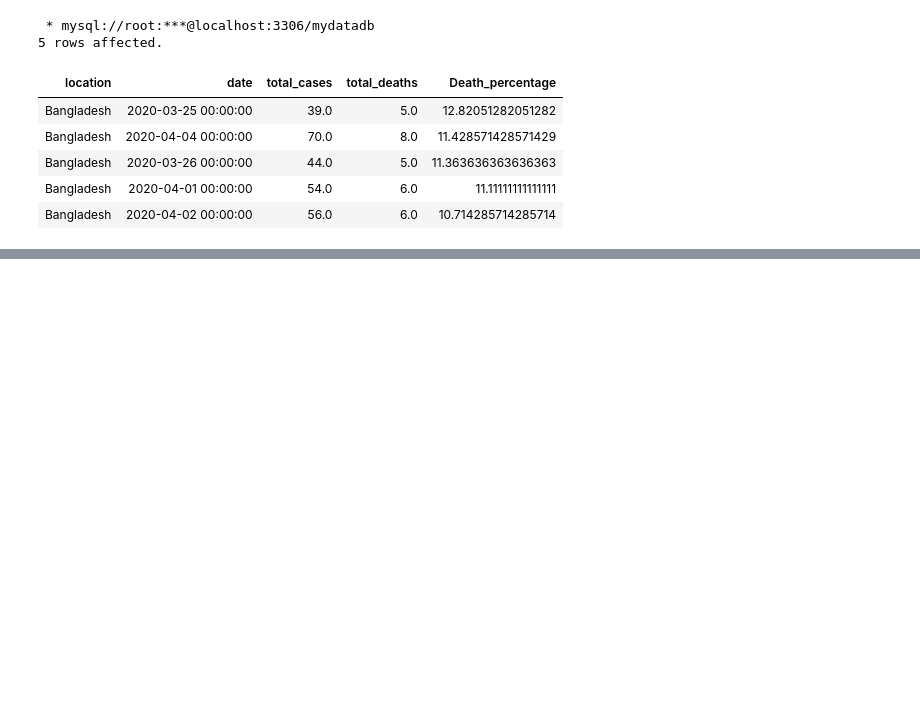
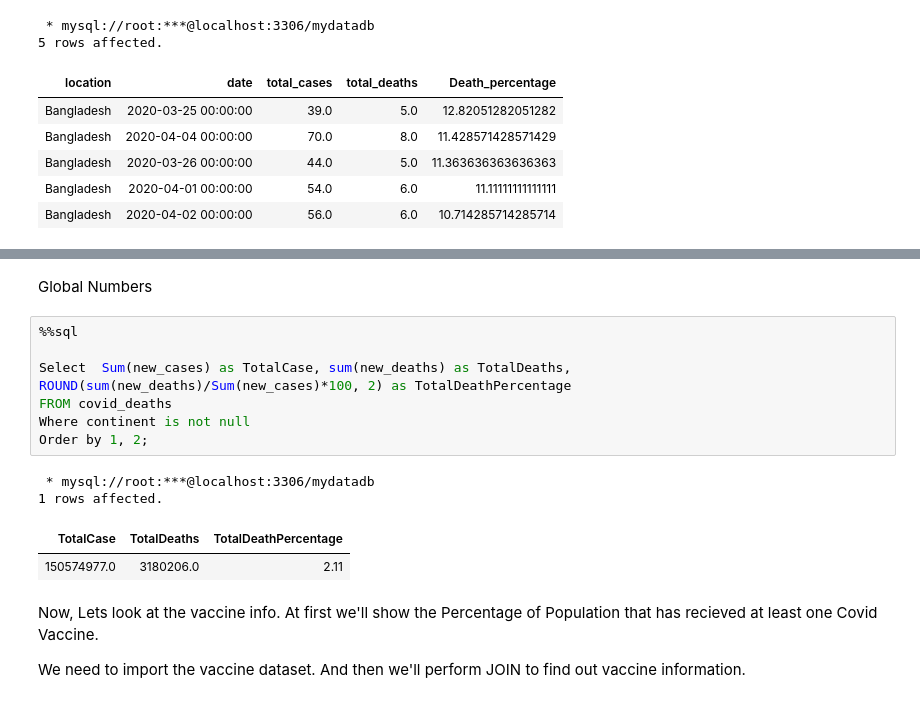
Before and after one commit to ncdas/Covid19-Data-Exploration, a Jupyter notebook: Covid-19 Data Exploration in SQL.ipynb, the cells around one changed output, grey strips where cells are left out. Cells and saved outputs as stored; diff of their text form; blank space fills up the shorter version.

```diff
--- a/Covid-19 Data Exploration in SQL.ipynb
+++ b/Covid-19 Data Exploration in SQL.ipynb
@@ -153,0 +176,18 @@ LIMIT 5;
+# %% [markdown]
+Global Numbers
+# %%
+%%sql
+
+Select  Sum(new_cases) as TotalCase, sum(new_deaths) as TotalDeaths, ROUND(sum(new_deaths)/Sum(new_cases)*100, 2) as TotalDeathPercentage
+FROM covid_deaths
+Where continent is not null
+Order by 1, 2;
+# %% [output]
+ * mysql://root:***@localhost:3306/mydatadb
+1 rows affected.
+| TotalCase | TotalDeaths | TotalDeathPercentage |
+| 150574977.0 | 3180206.0 | 2.11 |
+# %% [markdown]
+Now, Lets look at the vaccine info. At first we'll show the Percentage of Population that has recieved at least one Covid Vaccine.
+
+We need to import the vaccine dataset. And then we'll perform JOIN to find out vaccine information.
```
Also changed, not shown: parts of 19 cells of this notebook.
